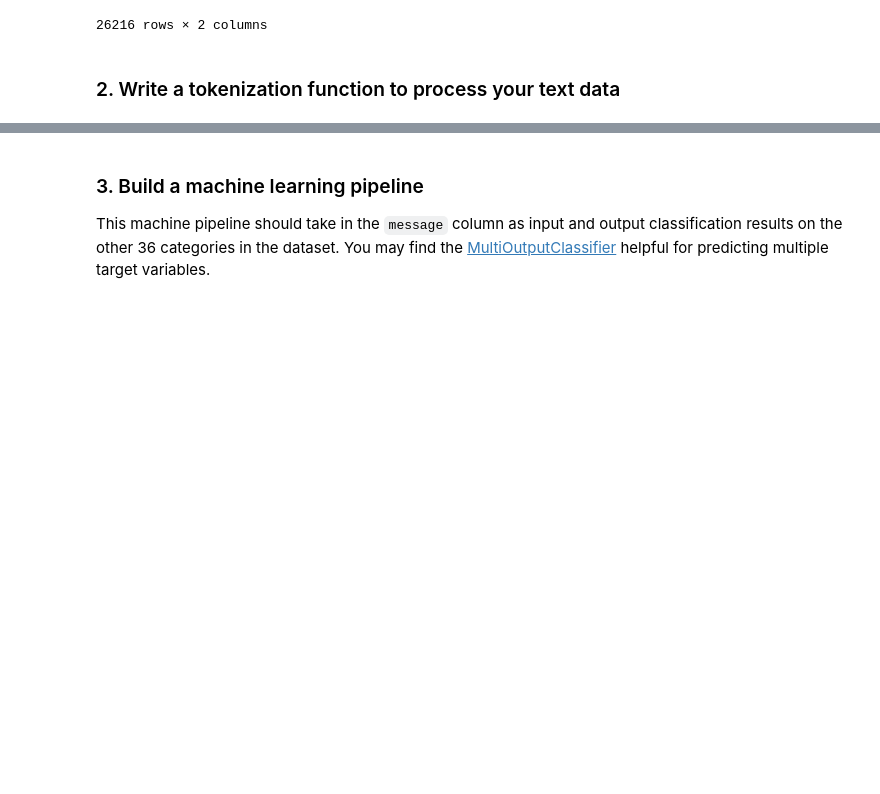
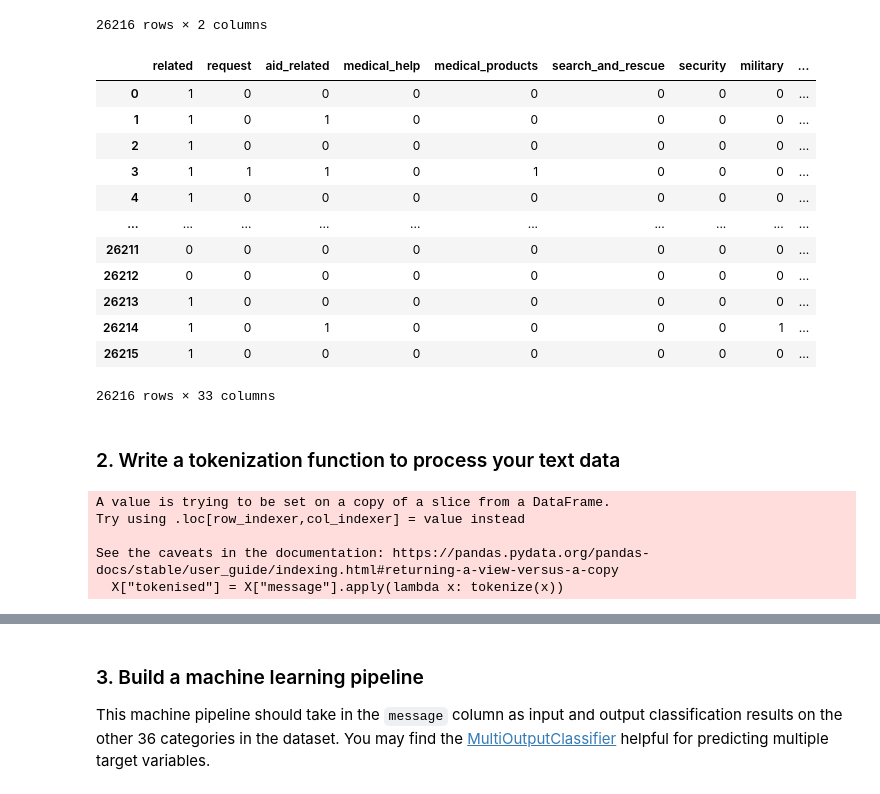
Before and after one commit to LourensWalters/data-science, a Jupyter notebook: notebooks/data-engineering/ML Pipeline Preparation.ipynb, the cells around one changed output, grey strips where cells are left out. Saved outputs shown, nothing was run; the diff lists cells and outputs as text; code cells hidden in the pictures; blank space fills up the shorter version.

```diff
--- a/notebooks/data-engineering/ML Pipeline Preparation.ipynb
+++ b/notebooks/data-engineering/ML Pipeline Preparation.ipynb
@@ -35,0 +75,3 @@ df
+# %%
+# We remove 'child_alone' column as it has no values.
+df = df.drop(['child_alone', 'offer', 'tools'], axis = 1)
@@ -36,3 +88,6 @@ df
+# %%
+# Maximum value for 'related' column is '2'. Fix by replacing 2 by 1 for now. We can update later.
+df['related'] = df['related'].map(lambda x: 1 if x==2 else x)
 # %%
 X = df[["message", "genre"]]
 Y = df.iloc[:,5:]
@@ -52,5 +107,21 @@ X
 | 26214 | Some 2,000 women protesting again... | news |
 | 26215 | A radical shift in thinking came ... | news |
 26216 rows × 2 columns
+# %%
+Y
+# %% [output]
+|  | related | request | aid_related | medical_help | medical_products | search_and_rescue | security | military | ... |
+| 0 | 1 | 0 | 0 | 0 | 0 | 0 | 0 | 0 | ... |
+| 1 | 1 | 0 | 1 | 0 | 0 | 0 | 0 | 0 | ... |
+| 2 | 1 | 0 | 0 | 0 | 0 | 0 | 0 | 0 | ... |
+| 3 | 1 | 1 | 1 | 0 | 1 | 0 | 0 | 0 | ... |
+| 4 | 1 | 0 | 0 | 0 | 0 | 0 | 0 | 0 | ... |
+| ... | ... | ... | ... | ... | ... | ... | ... | ... | ... |
+| 26211 | 0 | 0 | 0 | 0 | 0 | 0 | 0 | 0 | ... |
+| 26212 | 0 | 0 | 0 | 0 | 0 | 0 | 0 | 0 | ... |
+| 26213 | 1 | 0 | 0 | 0 | 0 | 0 | 0 | 0 | ... |
+| 26214 | 1 | 0 | 1 | 0 | 0 | 0 | 0 | 1 | ... |
+| 26215 | 1 | 0 | 0 | 0 | 0 | 0 | 0 | 0 | ... |
+26216 rows × 33 columns
 # %% [markdown]
 ### 2. Write a tokenization function to process your text data
@@ -59,0 +147,8 @@ def tokenize(text):
+# %%
+X["tokenised"] = X["message"].apply(lambda x: tokenize(x))
+# %% [output]
+A value is trying to be set on a copy of a slice from a DataFrame.
+Try using .loc[row_indexer,col_indexer] = value instead
+
+See the caveats in the documentation: https://pandas.pydata.org/pandas-docs/stable/user_guide/indexing.html#returning-a-view-versus-a-copy
+  X["tokenised"] = X["message"].apply(lambda x: tokenize(x))
```
Also changed, not shown: parts of 20 cells of this notebook.
